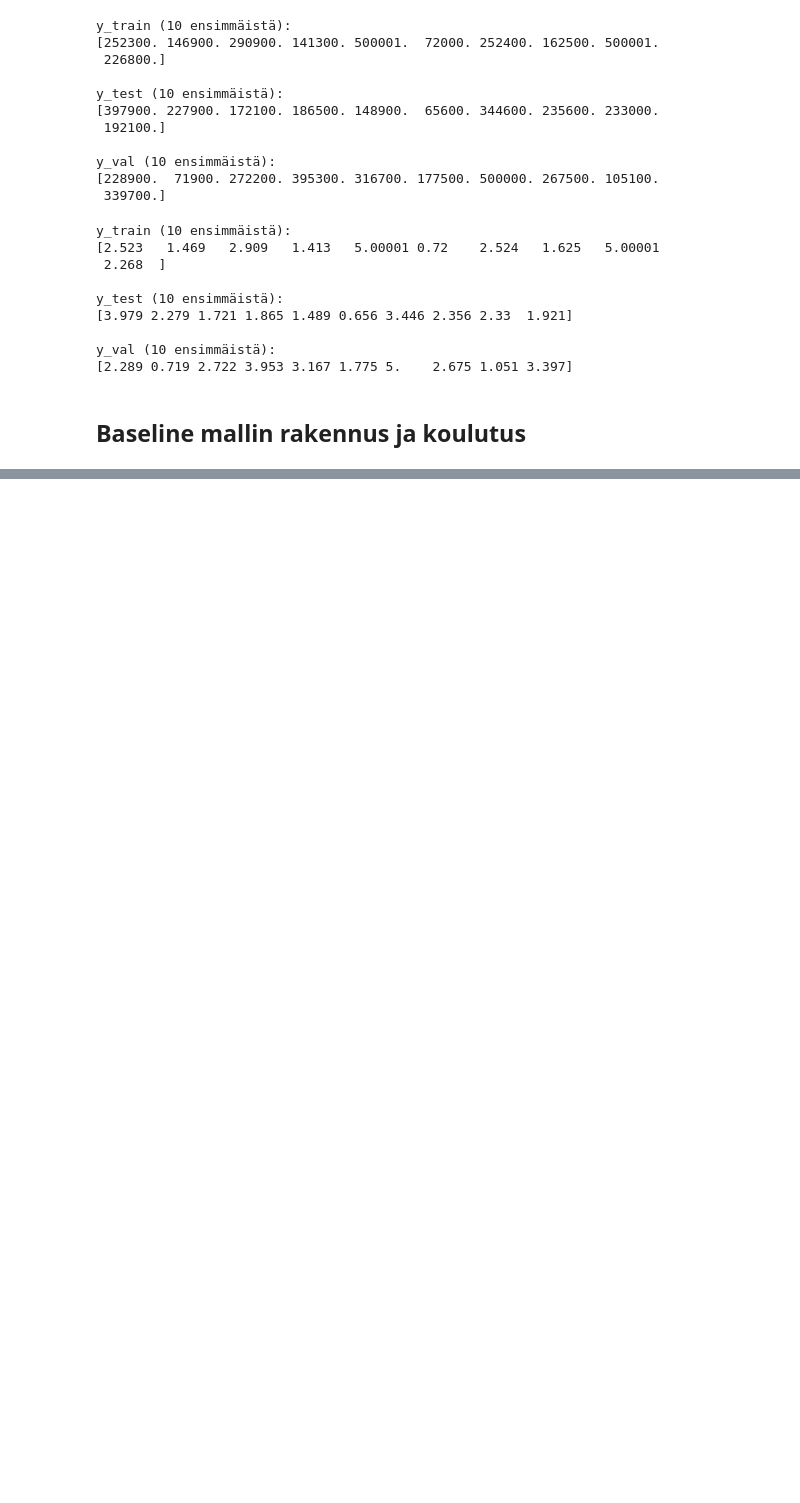
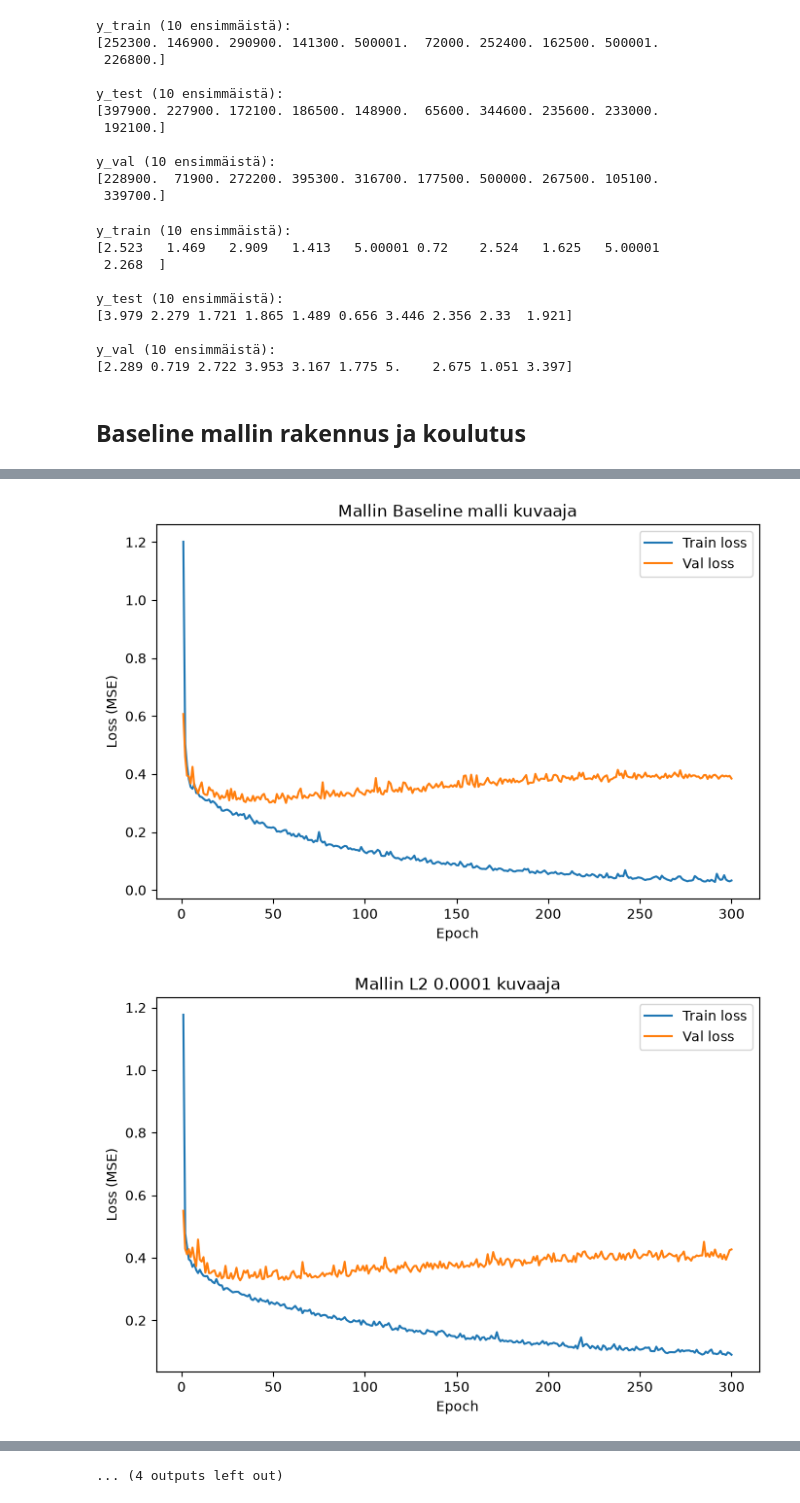
Before and after one commit to MustBeViable/neuroverkkokurssi, a Jupyter notebook: week2_FCN_Regression_Elias_Rinne.ipynb, the cells around one changed output, grey strips where cells are left out. Saved outputs shown, nothing was run; the diff lists cells and outputs as text; code cells hidden in the pictures; blank space fills up the shorter version.

```diff
--- a/week2_FCN_Regression_Elias_Rinne.ipynb
+++ b/week2_FCN_Regression_Elias_Rinne.ipynb
@@ -152,0 +216,18 @@ KeyboardInterrupt:
+# %%
+from keras.layers import BatchNormalization
+
+# BatchNormalization 3 kerrosta
+model_BN3 = Sequential([
+    Input(shape=(8,)),
+    Dense(128, activation='relu'),
+    BatchNormalization(),
+    Dense(128, activation='relu'),
+    BatchNormalization(),
+    Dense(64, activation='relu'),
+    BatchNormalization(),
+    Dense(1)
+])
+
+model_BN3.compile(optimizer='adam', loss='mse', metrics=['mae'])
+
+histories["BatchNormalization 3 BN"] = model_BN3.fit(x_train, y_train, epochs=epochs, batch_size=32, validation_data=(x_val, y_val), verbose=0)
@@ -152,0 +332,9 @@ KeyboardInterrupt:
+# %%
+from keras.callbacks import EarlyStopping
+
+early_stopping = EarlyStopping(
+    monitor='val_mae',
+    patience=40,
+    mode='min',
+    restore_best_weights=True # Palauttaa parhaat painot pysäytyksen jälkeen.
+)
@@ -152,0 +391,18 @@ KeyboardInterrupt:
+# %%
+for model, history in histories.items():
+    plt.figure(figsize=(8, 5))
+
+    epochs = range(1, len(history.history['loss']) + 1)
+
+    plt.plot(epochs, history.history['loss'], label='Train loss')
+    plt.plot(epochs, history.history['val_loss'], label='Val loss')
+
+    plt.legend()
+    plt.title(f"Mallin {model} kuvaaja")
+    plt.xlabel('Epoch')
+    plt.ylabel('Loss (MSE)')
+    plt.show()
+    print("")
+# %% [output]
+[figure, added]
+[figure, added]
@@ -152,0 +419 @@ KeyboardInterrupt:
+... (4 outputs left out)
```
Also changed, not shown: parts of 25 cells of this notebook.
